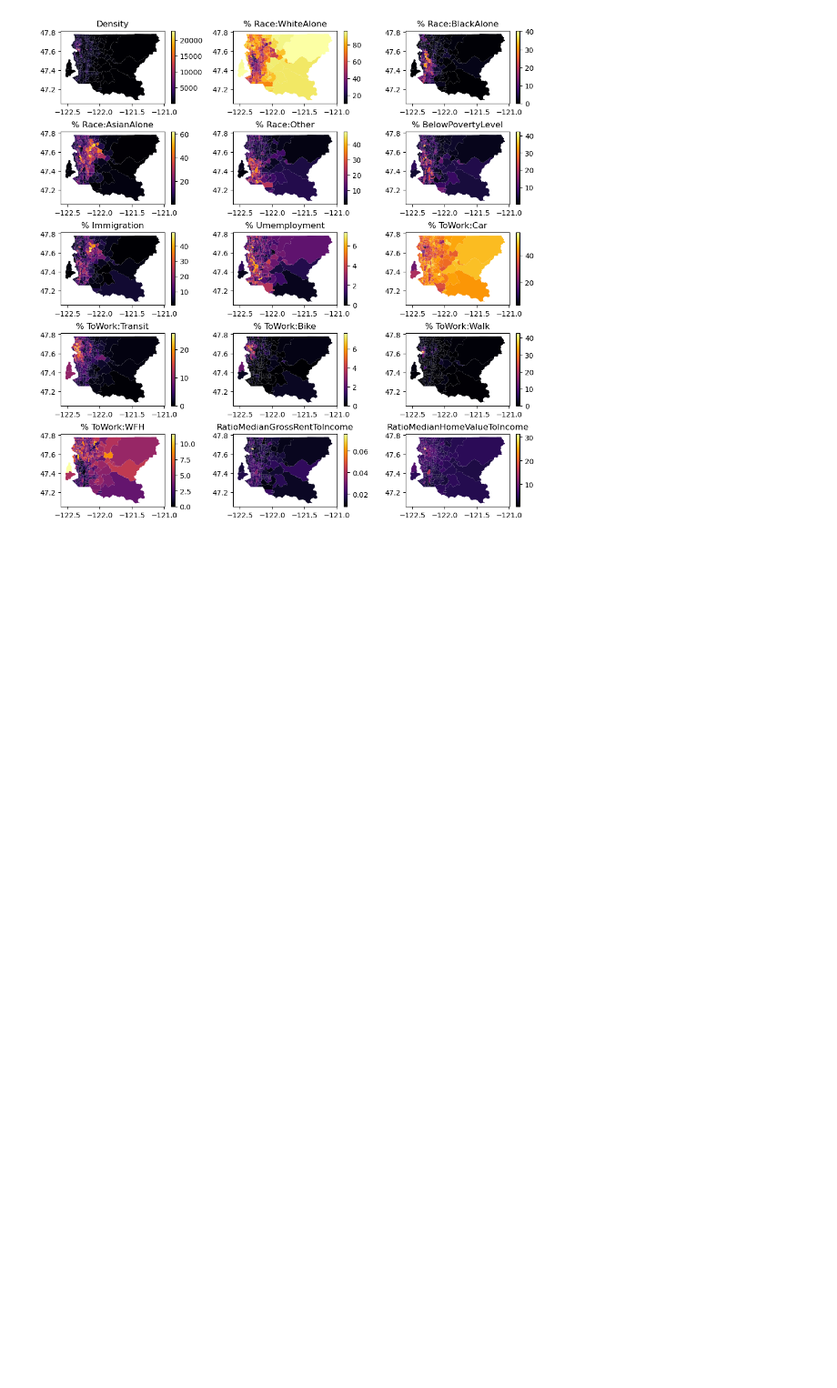
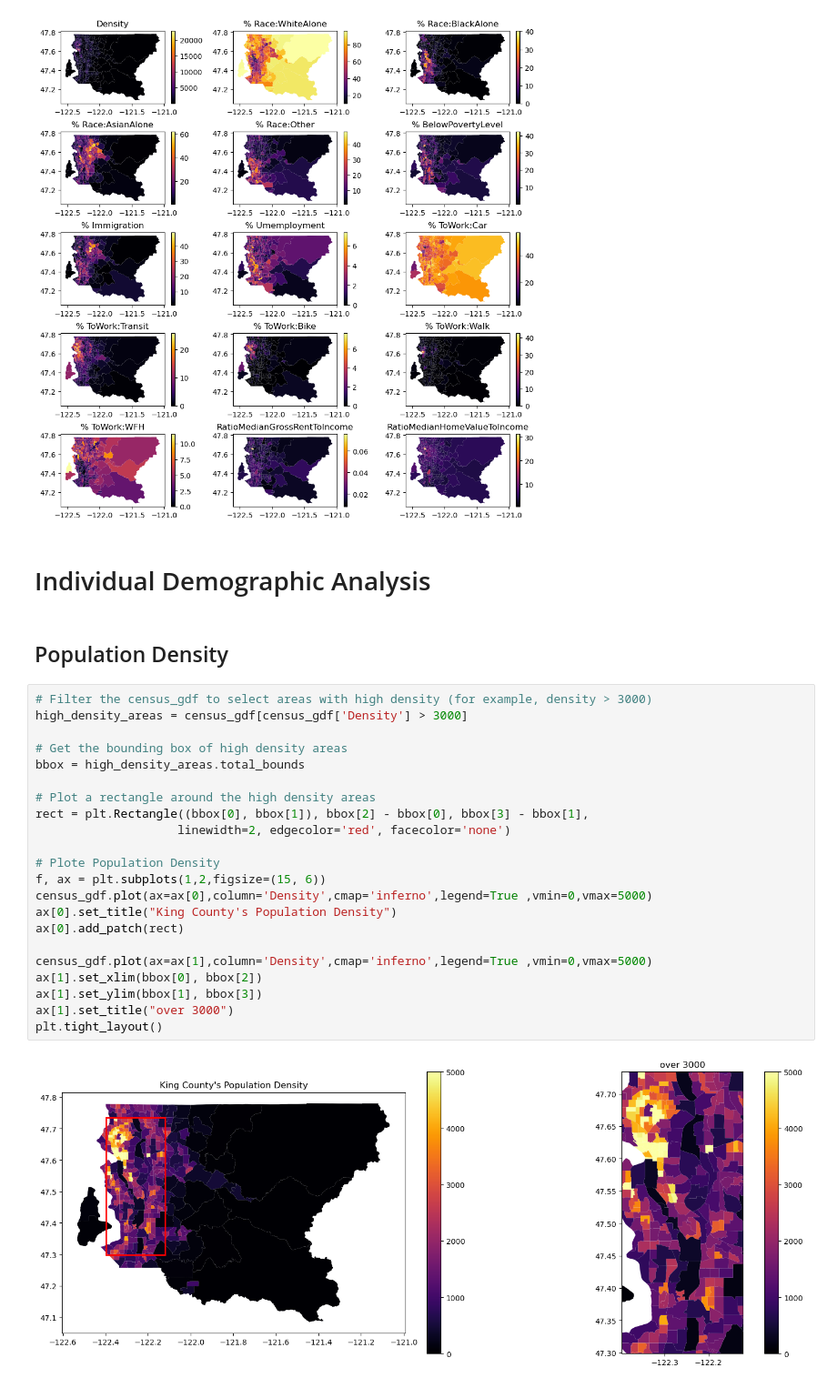
Before and after one commit to UW-GDA/land-use-travel-patterns, a Jupyter notebook: demographic.ipynb, the cells around one changed output. Shown at 91% size. Saved outputs shown, nothing was run; the diff lists cells and outputs as text; blank space fills up the shorter version.

Commit message:
individual maps - later interpret and combine

```diff
--- a/demographic.ipynb
+++ b/demographic.ipynb
@@ -366,3 +385,31 @@ for i, col in enumerate(census_gdf.columns[2:]):
 plt.tight_layout()
 # %% [output]
 [figure]
+# %% [markdown]
+# Individual Demographic Analysis
+# %% [markdown]
+## Population Density
+# %%
+# Filter the census_gdf to select areas with high density (for example, density > 3000)
+high_density_areas = census_gdf[census_gdf['Density'] > 3000]
+
+# Get the bounding box of high density areas
+bbox = high_density_areas.total_bounds
+
+# Plot a rectangle around the high density areas
+rect = plt.Rectangle((bbox[0], bbox[1]), bbox[2] - bbox[0], bbox[3] - bbox[1],
+                    linewidth=2, edgecolor='red', facecolor='none')
+
+# Plote Population Density
+f, ax = plt.subplots(1,2,figsize=(15, 6))
+census_gdf.plot(ax=ax[0],column='Density',cmap='inferno',legend=True ,vmin=0,vmax=5000)
+ax[0].set_title("King County's Population Density")
+ax[0].add_patch(rect)
+
+census_gdf.plot(ax=ax[1],column='Density',cmap='inferno',legend=True ,vmin=0,vmax=5000)
+ax[1].set_xlim(bbox[0], bbox[2])
+ax[1].set_ylim(bbox[1], bbox[3])
+ax[1].set_title("over 3000")
+plt.tight_layout()
+# %% [output]
+[figure, added]
```
Also changed, not shown: parts of 21 cells of this notebook.
